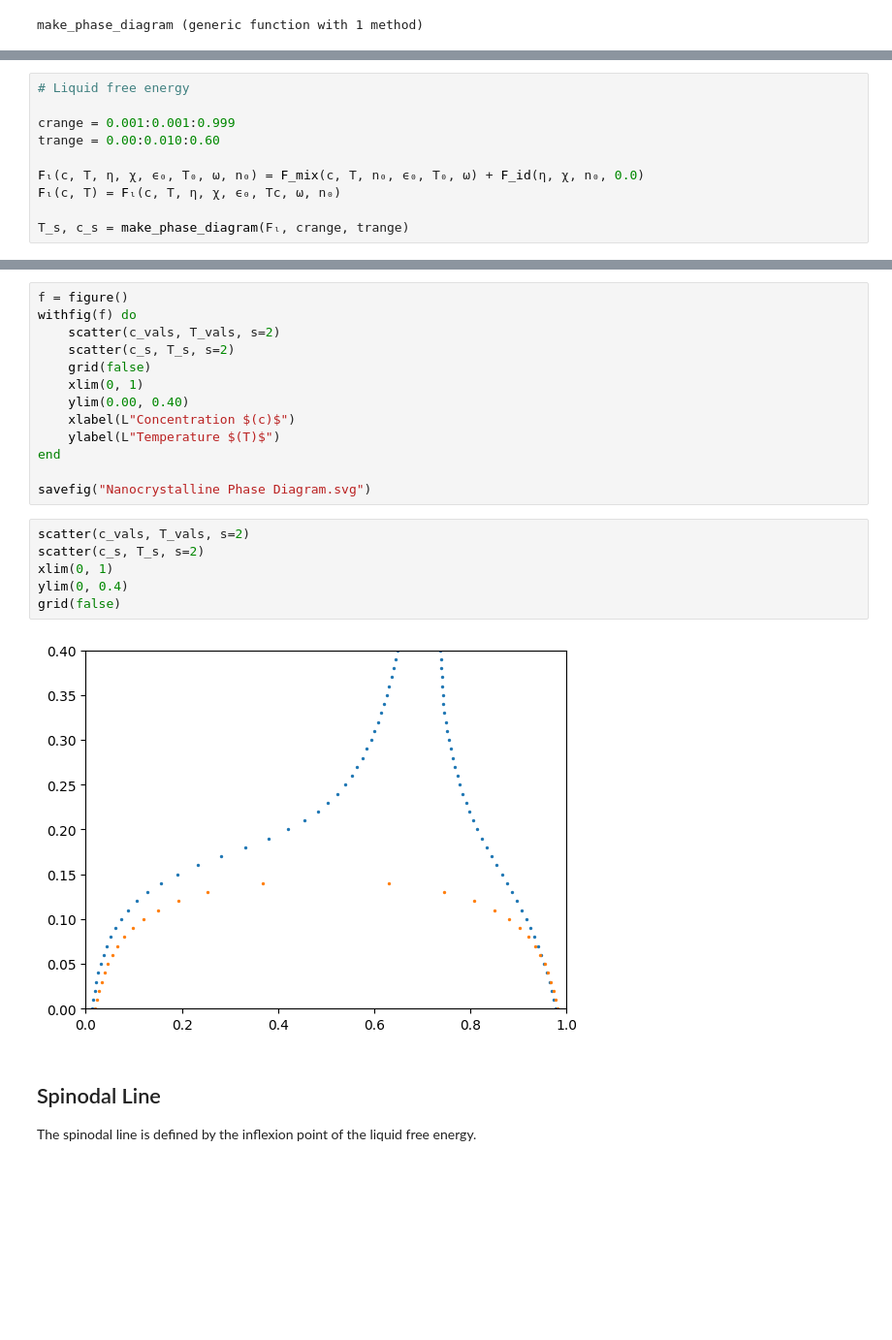
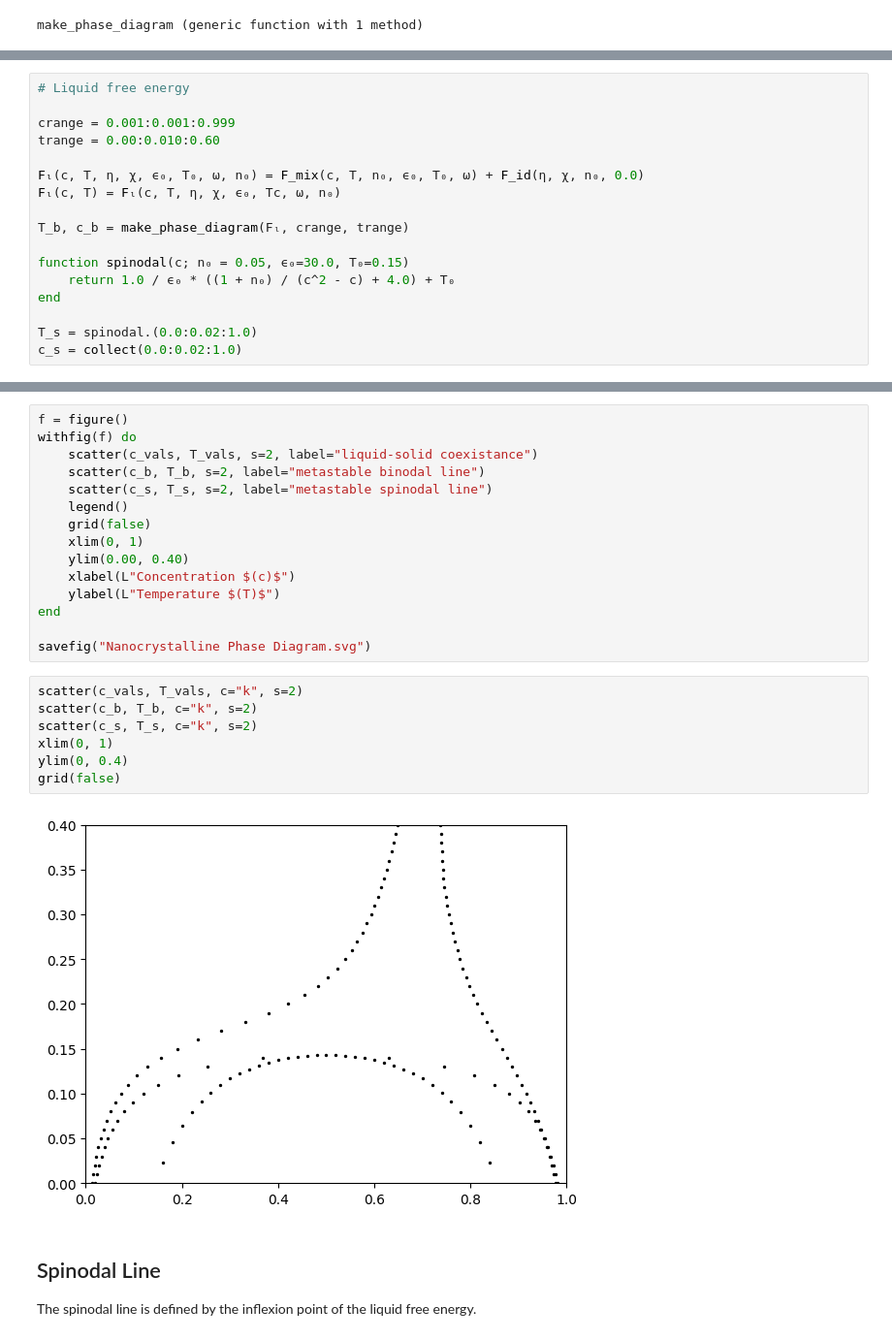
Before and after one commit to nsmith5/thesis, a Jupyter notebook: 1.0/1.- Nanocrystalline Gold/Phase Diagram/phase diagram.ipynb, the cells around one changed output, grey strips where cells are left out. Shown at 97% size. Drawn from its saved outputs; the diff is of its cells as text; blank space fills up the shorter version.

Commit message:
Much better phase diagram

```diff
--- a/1.0/1.- Nanocrystalline Gold/Phase Diagram/phase diagram.ipynb
+++ b/1.0/1.- Nanocrystalline Gold/Phase Diagram/phase diagram.ipynb
@@ -230,7 +227,14 @@ trange = 0.00:0.010:0.60
 Fₗ(c, T, η, χ, ϵ₀, T₀, ω, n₀) = F_mix(c, T, n₀, ϵ₀, T₀, ω) + F_id(η, χ, n₀, 0.0)
 Fₗ(c, T) = Fₗ(c, T, η, χ, ϵ₀, Tc, ω, n₀)
 
-T_s, c_s = make_phase_diagram(Fₗ, crange, trange)
+T_b, c_b = make_phase_diagram(Fₗ, crange, trange)
+
+function spinodal(c; n₀ = 0.05, ϵ₀=30.0, T₀=0.15)
+    return 1.0 / ϵ₀ * ((1 + n₀) / (c^2 - c) + 4.0) + T₀
+end
+
+T_s = spinodal.(0.0:0.02:1.0)
+c_s = collect(0.0:0.02:1.0)
 # %% [output]
 WARNING: Array{T}(::Type{T}, m::Int) is deprecated, use Array{T}(m) instead.
 Stacktrace:
@@ -245,8 +265,10 @@ while loading In[49], in expression starting on line 9
 # %%
 f = figure()
 withfig(f) do
-    scatter(c_vals, T_vals, s=2)
-    scatter(c_s, T_s, s=2)
+    scatter(c_vals, T_vals, s=2, label="liquid-solid coexistance")
+    scatter(c_b, T_b, s=2, label="metastable binodal line")
+    scatter(c_s, T_s, s=2, label="metastable spinodal line")
+    legend()
     grid(false)
     xlim(0, 1)
     ylim(0.00, 0.40)
@@ -256,13 +278,14 @@ end
 
 savefig("Nanocrystalline Phase Diagram.svg")
 # %%
-scatter(c_vals, T_vals, s=2)
-scatter(c_s, T_s, s=2)
+scatter(c_vals, T_vals, c="k", s=2)
+scatter(c_b, T_b, c="k", s=2)
+scatter(c_s, T_s, c="k", s=2)
 xlim(0, 1)
 ylim(0, 0.4)
 grid(false)
 # %% [output]
-[figure, old version]
+[figure, new version]
 # %% [markdown]
 ## Spinodal Line
 
```
Also changed, not shown: parts of 7 cells of this notebook, 5 other files.
